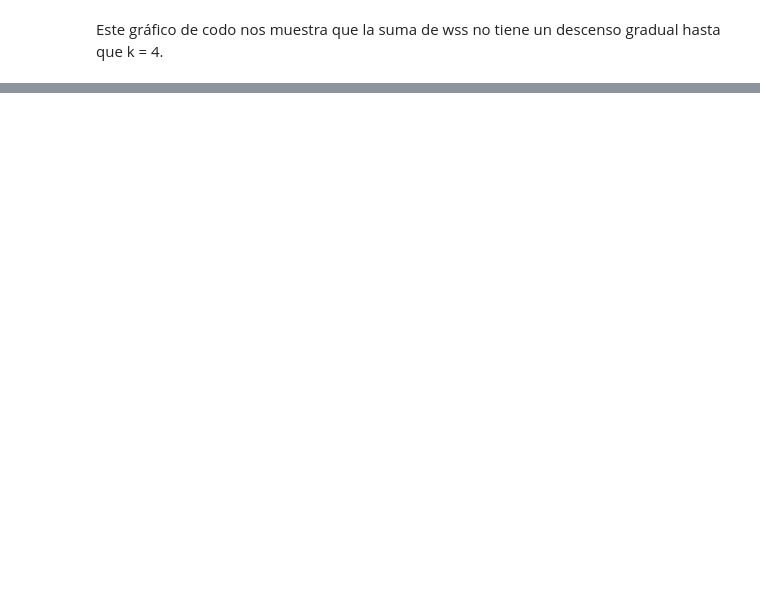
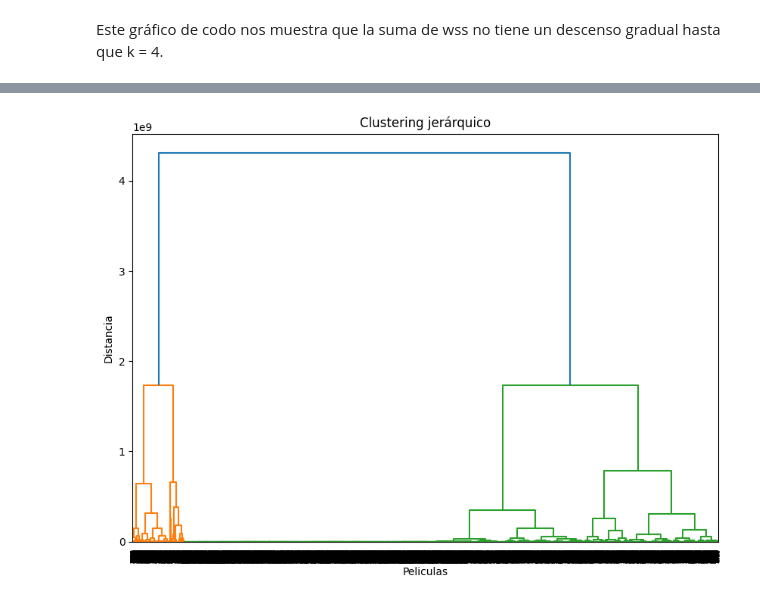
Before and after one commit to Czar272/HT2-DM, a Jupyter notebook: clustering.ipynb, the cells around one changed output, grey strips where cells are left out. Saved outputs shown, nothing was run; the diff lists cells and outputs as text; code cells hidden in the pictures; blank space fills up the shorter version.

```diff
--- a/clustering.ipynb
+++ b/clustering.ipynb
@@ -130,0 +170,11 @@ Este gráfico de codo nos muestra que la suma de wss no tiene un descenso gradua
+# %%
+dist = pdist(X, metric = 'euclidean')
+plt.figure(figsize=(10, 7))
+linkage = shc.linkage(X, method='ward')
+dendro = shc.dendrogram(linkage)
+plt.title("Clustering jerárquico")
+plt.xlabel("Peliculas")
+plt.ylabel("Distancia")
+plt.show()
+# %% [output]
+[figure, added]
```
Also changed, not shown: parts of 7 cells of this notebook.
